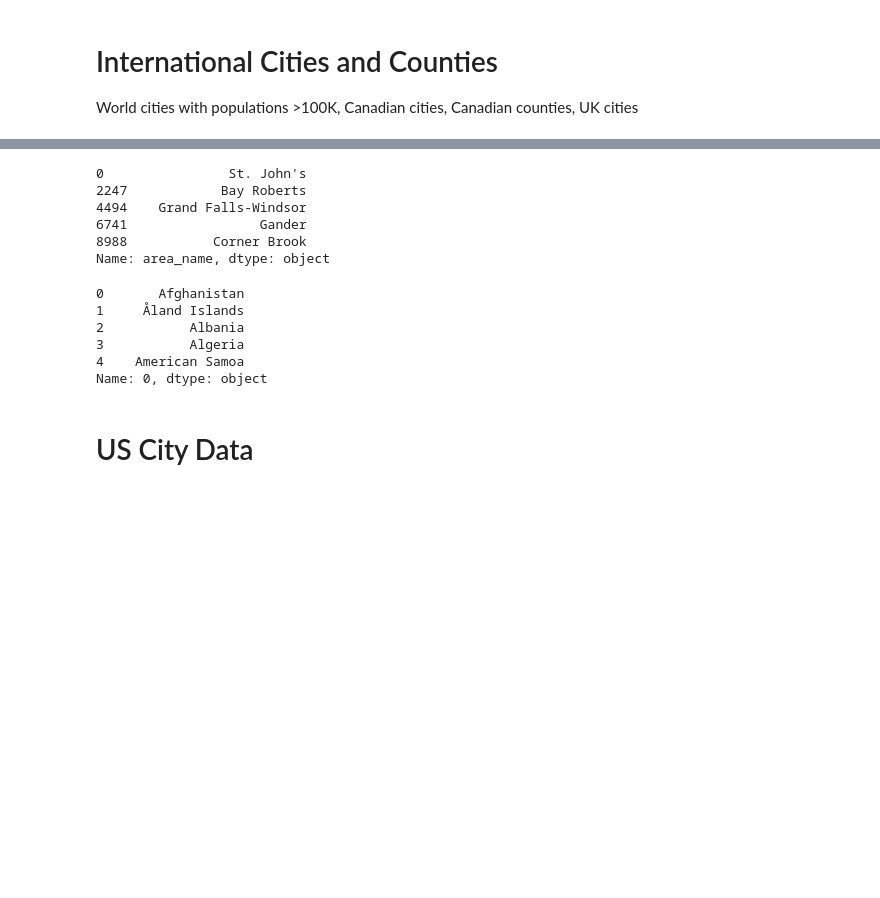
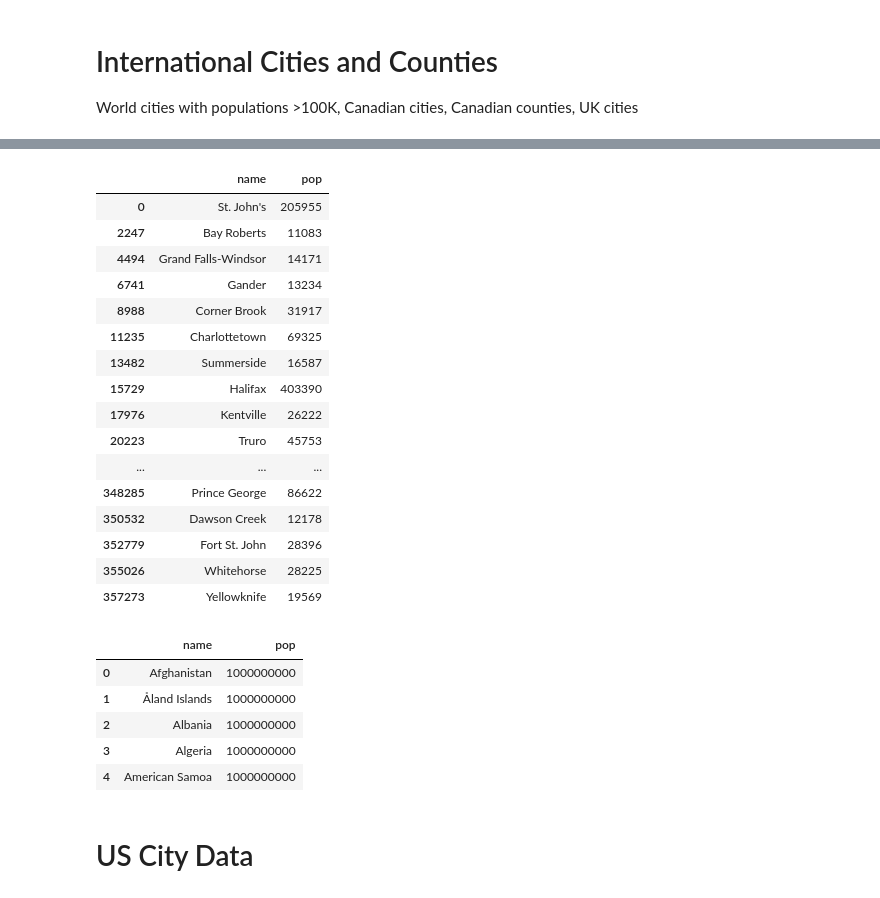
Before and after one commit to danieljsmarda/BodyTweets, a Jupyter notebook: tweets_code/working_notebook.ipynb, the cells around one changed output, grey strips where cells are left out. Cells and saved outputs as stored; diff of their text form; code cells hidden in the pictures; blank space fills up the shorter version.

```diff
--- a/tweets_code/working_notebook.ipynb
+++ b/tweets_code/working_notebook.ipynb
@@ -32,24 +47,38 @@ Name: area_name, dtype: object
 # %%
 load_cols = ['GEO_NAME', 'DIM: Profile of Census Metropolitan Areas/Census Agglomerations (2247)',
             'Dim: Sex (3): Member ID: [1]: Total - Sex']
 canada_areas = pd.read_csv('../public_data/canadacensusareas.csv', low_memory=False, usecols=load_cols)\
-                  .set_axis(['area_name', 'variable', 'population'], axis=1)
-canada_areas = canada_areas[canada_areas['variable'] == 'Population, 2016'].iloc[:,0]
-canada_areas.head()
+                  .set_axis(['name', 'variable', 'pop'], axis=1)
+canada_areas = canada_areas[canada_areas['variable'] == 'Population, 2016'].drop(columns=['variable'])
+canada_areas
 # %% [output]
-0                St. John's
-2247            Bay Roberts
-4494    Grand Falls-Windsor
-6741                 Gander
-8988           Corner Brook
-Name: area_name, dtype: object
+|  | name | pop |
+| 0 | St. John's | 205955 |
+| 2247 | Bay Roberts | 11083 |
+| 4494 | Grand Falls-Windsor | 14171 |
+| 6741 | Gander | 13234 |
+| 8988 | Corner Brook | 31917 |
+| 11235 | Charlottetown | 69325 |
+| 13482 | Summerside | 16587 |
+| 15729 | Halifax | 403390 |
+| 17976 | Kentville | 26222 |
+| 20223 | Truro | 45753 |
+| ... | ... | ... |
+| 348285 | Prince George | 86622 |
+| 350532 | Dawson Creek | 12178 |
+| 352779 | Fort St. John | 28396 |
+| 355026 | Whitehorse | 28225 |
+| 357273 | Yellowknife | 19569 |
 # %%
-un_countries = pd.read_csv('../public_data/uncountries.csv', header=None).iloc[:,0]
+un_countries = pd.read_csv('../public_data/uncountries.csv', header=None)
+# Set country populations high so that they take precedence over city names
+un_countries['population'] = 1000000000
+un_countries = un_countries.iloc[:,[0,3]].set_axis(['name', 'pop'], axis=1)
 un_countries.head()
 # %% [output]
-0       Afghanistan
-1     Åland Islands
-2           Albania
-3           Algeria
-4    American Samoa
-Name: 0, dtype: object
+|  | name | pop |
+| 0 | Afghanistan | 1000000000 |
+| 1 | Åland Islands | 1000000000 |
+| 2 | Albania | 1000000000 |
+| 3 | Algeria | 1000000000 |
+| 4 | American Samoa | 1000000000 |
```
Also changed, not shown: parts of 29 cells of this notebook.
